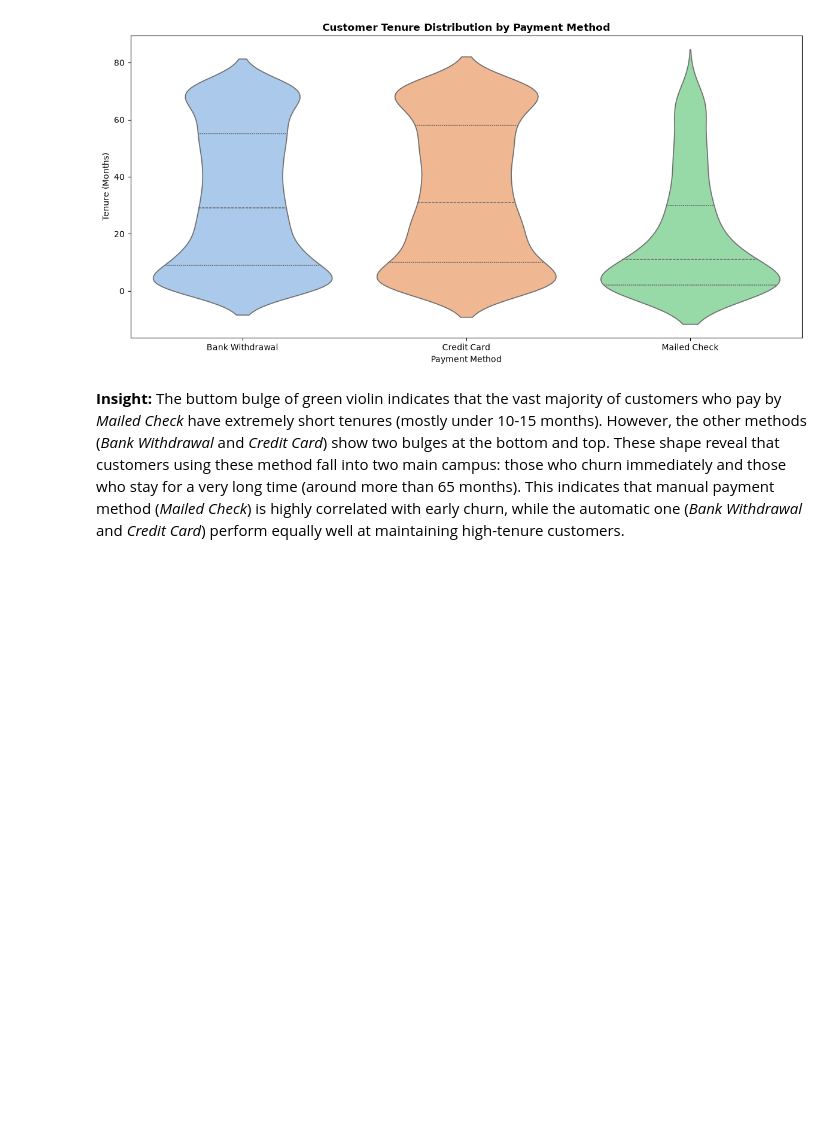
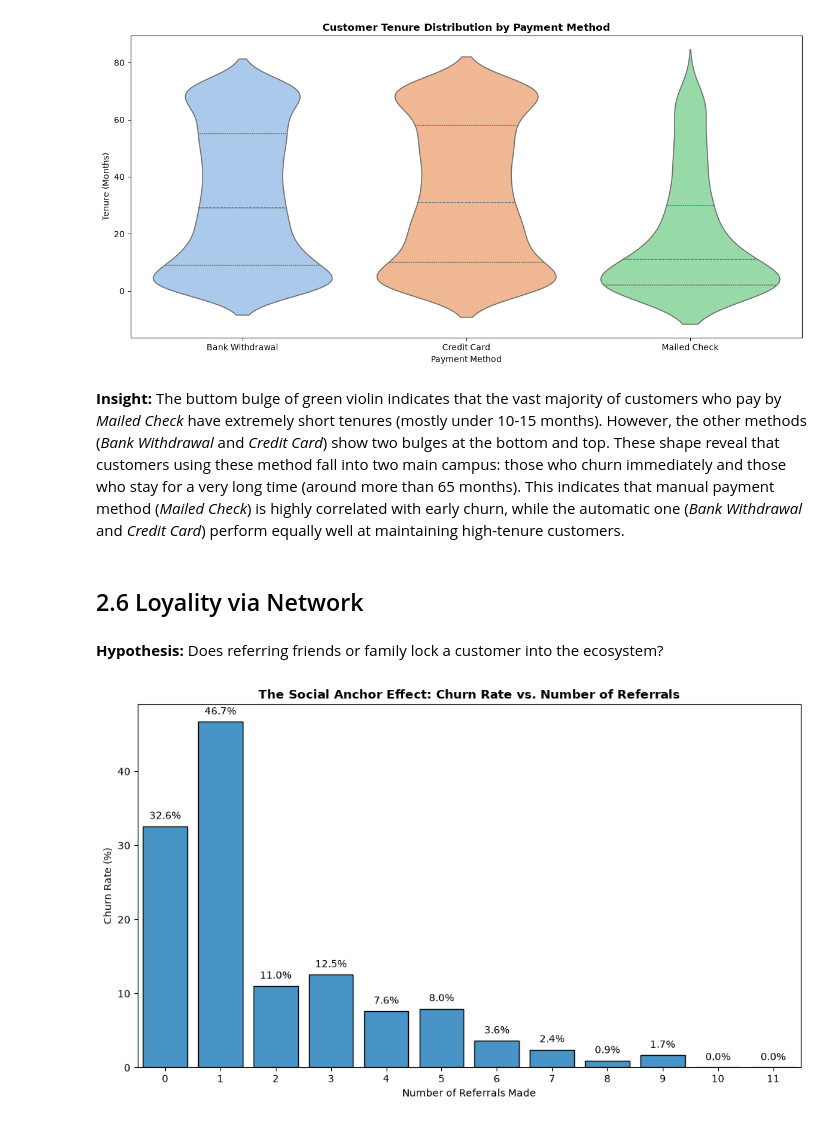
Before and after one commit to n44th44nn/Telco-Customer-Churn-Analysis, a Jupyter notebook: Notebooks/early_preprocessing.ipynb, the cells around one changed output. Cells and saved outputs as stored; diff of their text form; code cells hidden in the pictures; blank space fills up the shorter version.

```diff
--- a/Notebooks/early_preprocessing.ipynb
+++ b/Notebooks/early_preprocessing.ipynb
@@ -369,3 +372,38 @@ plt.show()
 [figure]
 # %% [markdown]
 **Insight:** The buttom bulge of green violin indicates that the vast majority of customers who pay by *Mailed Check* have extremely short tenures (mostly under 10-15 months). However, the other methods (*Bank Withdrawal* and *Credit Card*) show two bulges at the bottom and top. These shape reveal that customers using these method fall into two main campus: those who churn immediately and those who stay for a very long time (around more than 65 months). This indicates that manual payment method (*Mailed Check*) is highly correlated with early churn, while the automatic one (*Bank Withdrawal* and *Credit Card*) perform equally well at maintaining high-tenure customers.
+# %% [markdown]
+## 2.6 Loyality via Network
+# %% [markdown]
+**Hypothesis:** Does referring friends or family lock a customer into the ecosystem?
+# %%
+referral_churn = pd.crosstab(df['Number of Referrals'], df['Churn Label'], normalize='index')
+referral_churn['Churn Rate (%)'] = referral_churn['Yes'] * 100
+
+plt.figure(figsize=(10, 6))
+ax = sns.barplot(
+    x=referral_churn.index,
+    y=referral_churn['Churn Rate (%)'],
+    color='#3498db',
+    edgecolor='black'
+)
+
+for p in ax.patches:
+    ax.annotate(
+        text=f'{p.get_height():.1f}%',
+        xy=(p.get_x() + p.get_width() / 2., p.get_height()),
+        ha='center',
+        va='bottom',
+        color='black',
+        xytext=(0, 5),
+        textcoords='offset points'
+    )
+
+plt.title('The Social Anchor Effect: Churn Rate vs. Number of Referrals', fontweight='bold')
+plt.xlabel('Number of Referrals Made')
+plt.ylabel('Churn Rate (%)')
+
+plt.tight_layout()
+plt.show()
+# %% [output]
+[figure, added]
```
Also changed, not shown: parts of 27 cells of this notebook.
